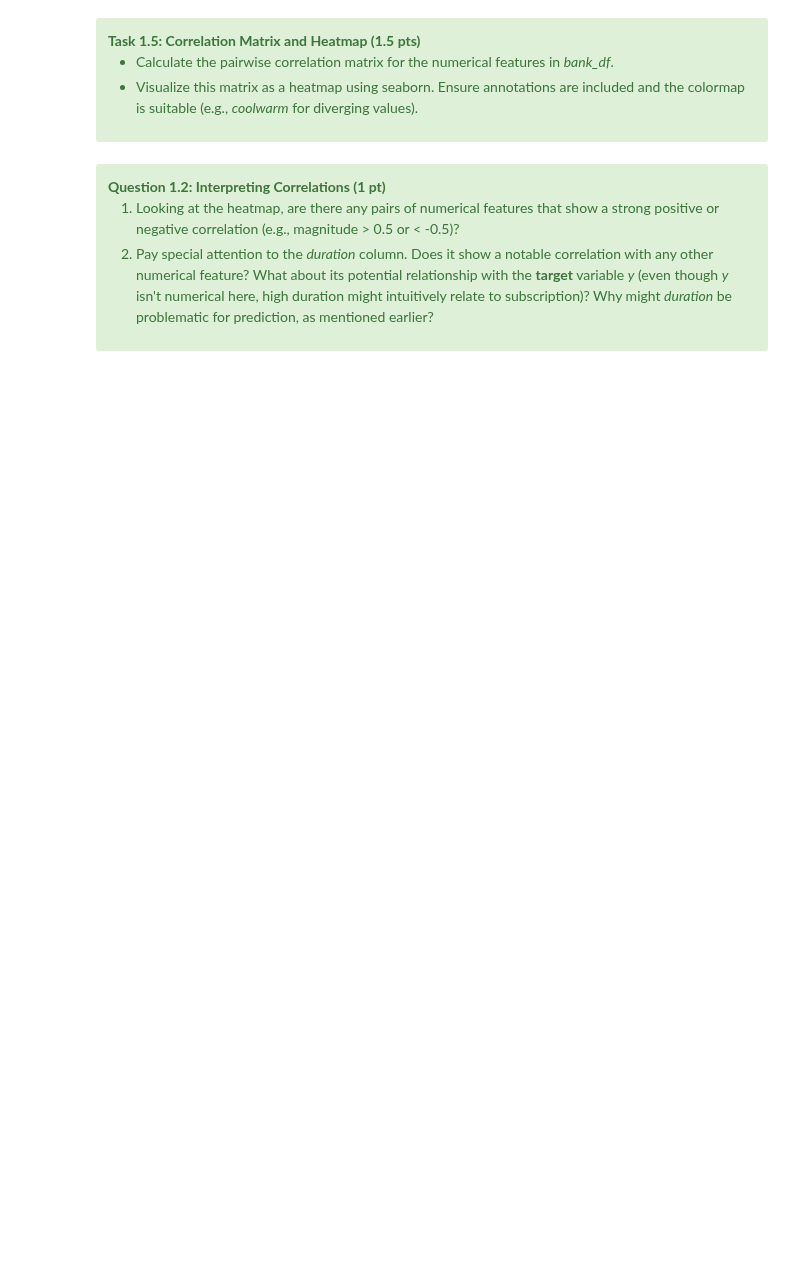
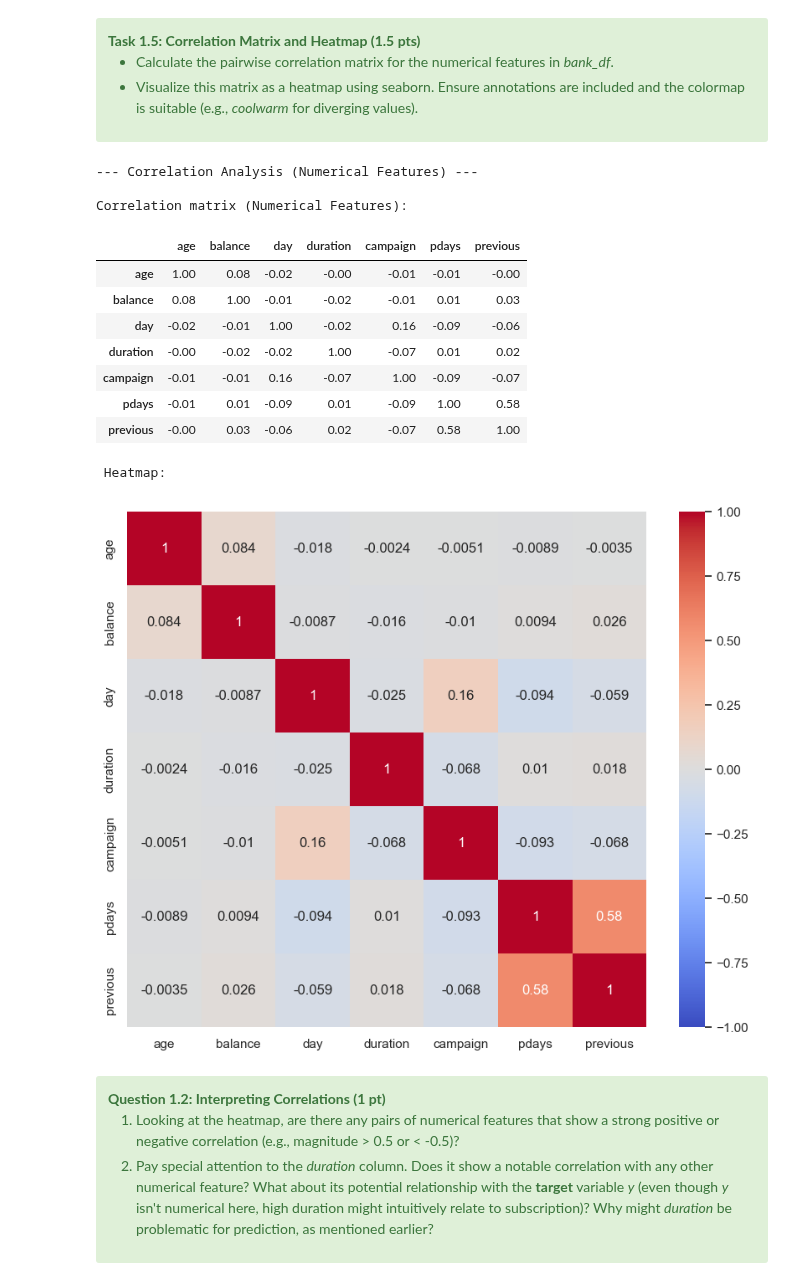
Before and after one commit to anton-seifert/LAMA, a Jupyter notebook: task-1-data-preparation/1_intro_exploratory_data_analysis.ipynb, the cells around one changed output. Cells and saved outputs as stored; diff of their text form; code cells hidden in the pictures; blank space fills up the shorter version.

```diff
--- a/task-1-data-preparation/1_intro_exploratory_data_analysis.ipynb
+++ b/task-1-data-preparation/1_intro_exploratory_data_analysis.ipynb
@@ -376,28 +374,41 @@ Visualizing the correlation matrix as a **heatmap** makes it easier to spot pote
 # %%
 print("\n--- Correlation Analysis (Numerical Features) ---")
 
 # Calculate the correlation matrix for numerical columns only
 # Make sure to consider only numerical features. Pandas has built-in functions which can attain the correlation matrix.
 correlation_matrix: pd.DataFrame = None
 ### STUDENT CODE HERE (0.5 pt)
-
-
+correlation_matrix = bank_df.corr(method='pearson', numeric_only = True)
 ### STUDENT CODE until HERE
 
 if correlation_matrix is not None:
     print("\nCorrelation matrix (Numerical Features):")
     display(correlation_matrix)
 
     # Visualize the correlation matrix as a heatmap
     print("\n Heatmap:")
     plt.figure(figsize=(10, 8))
     ### STUDENT CODE HERE (1 pt)
-
+    sns.heatmap(correlation_matrix, vmin=-1, vmax=1,xticklabels='auto',yticklabels='auto',annot=True,cmap='coolwarm')
 
     ### STUDENT CODE until HERE
     plt.show()
 else:
     print("Could not calculate correlation matrix.")
+# %% [output]
+--- Correlation Analysis (Numerical Features) ---
+
+Correlation matrix (Numerical Features):
+|  | age | balance | day | duration | campaign | pdays | previous |
+| age | 1.00 | 0.08 | -0.02 | -0.00 | -0.01 | -0.01 | -0.00 |
+| balance | 0.08 | 1.00 | -0.01 | -0.02 | -0.01 | 0.01 | 0.03 |
+| day | -0.02 | -0.01 | 1.00 | -0.02 | 0.16 | -0.09 | -0.06 |
+| duration | -0.00 | -0.02 | -0.02 | 1.00 | -0.07 | 0.01 | 0.02 |
+| campaign | -0.01 | -0.01 | 0.16 | -0.07 | 1.00 | -0.09 | -0.07 |
+| pdays | -0.01 | 0.01 | -0.09 | 0.01 | -0.09 | 1.00 | 0.58 |
+| previous | -0.00 | 0.03 | -0.06 | 0.02 | -0.07 | 0.58 | 1.00 |
+ Heatmap:
+[figure, added]
 # %% [markdown]
 <div class="alert alert-block alert-success">
 <b>Question 1.2: Interpreting Correlations (1 pt)</b>
```
Also changed, not shown: parts of 5 cells of this notebook, 1 other file.
